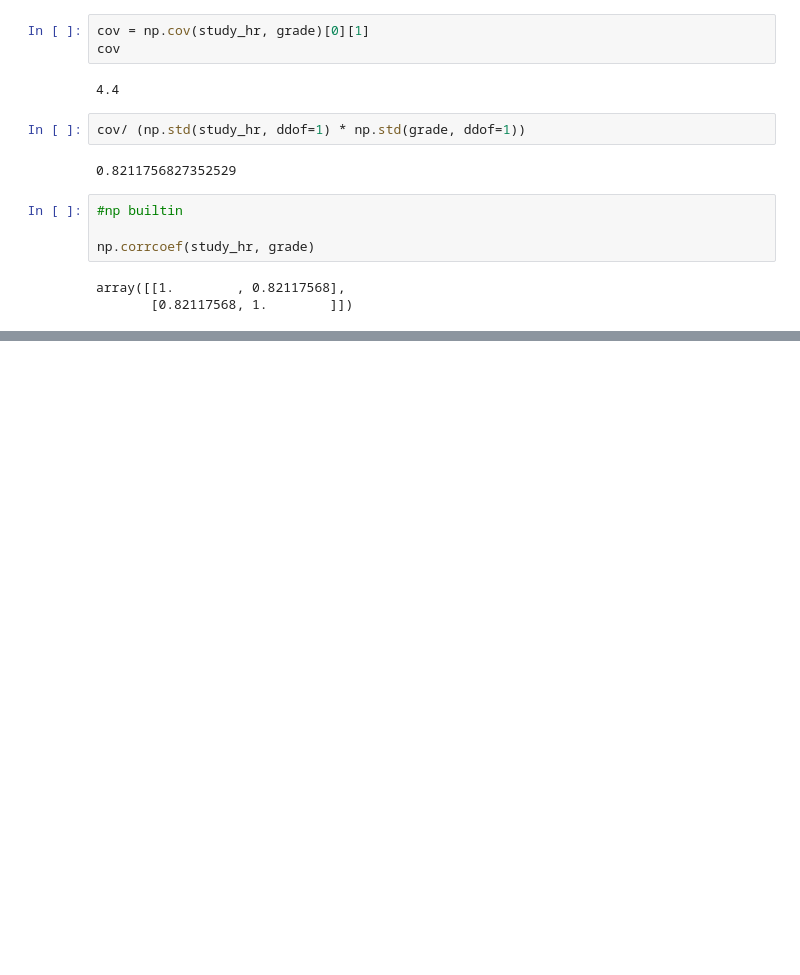
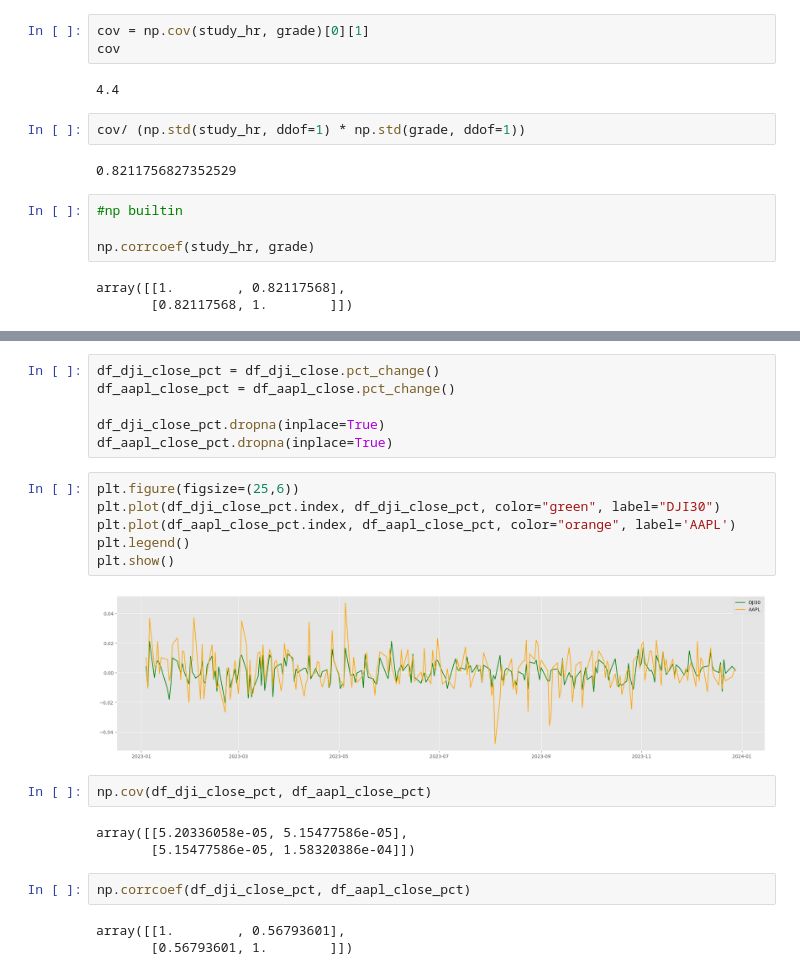
Before and after one commit to astrrr/quant-lab, a Jupyter notebook: lab_py_fin_covariance_correlation.ipynb, the cells around one changed output, grey strips where cells are left out. Saved outputs shown, nothing was run; the diff lists cells and outputs as text; blank space fills up the shorter version.

```diff
--- a/lab_py_fin_covariance_correlation.ipynb
+++ b/lab_py_fin_covariance_correlation.ipynb
@@ -167,0 +258,24 @@ array([[1.        , 0.82117568],
+# %%
+df_dji_close_pct = df_dji_close.pct_change()
+df_aapl_close_pct = df_aapl_close.pct_change()
+
+df_dji_close_pct.dropna(inplace=True)
+df_aapl_close_pct.dropna(inplace=True)
+# %%
+plt.figure(figsize=(25,6))
+plt.plot(df_dji_close_pct.index, df_dji_close_pct, color="green", label="DJI30")
+plt.plot(df_aapl_close_pct.index, df_aapl_close_pct, color="orange", label='AAPL')
+plt.legend()
+plt.show()
+# %% [output]
+[figure, added]
+# %%
+np.cov(df_dji_close_pct, df_aapl_close_pct)
+# %% [output]
+array([[5.20336058e-05, 5.15477586e-05],
+       [5.15477586e-05, 1.58320386e-04]])
+# %%
+np.corrcoef(df_dji_close_pct, df_aapl_close_pct)
+# %% [output]
+array([[1.        , 0.56793601],
+       [0.56793601, 1.        ]])
```
Also changed, not shown: parts of 17 cells of this notebook.
